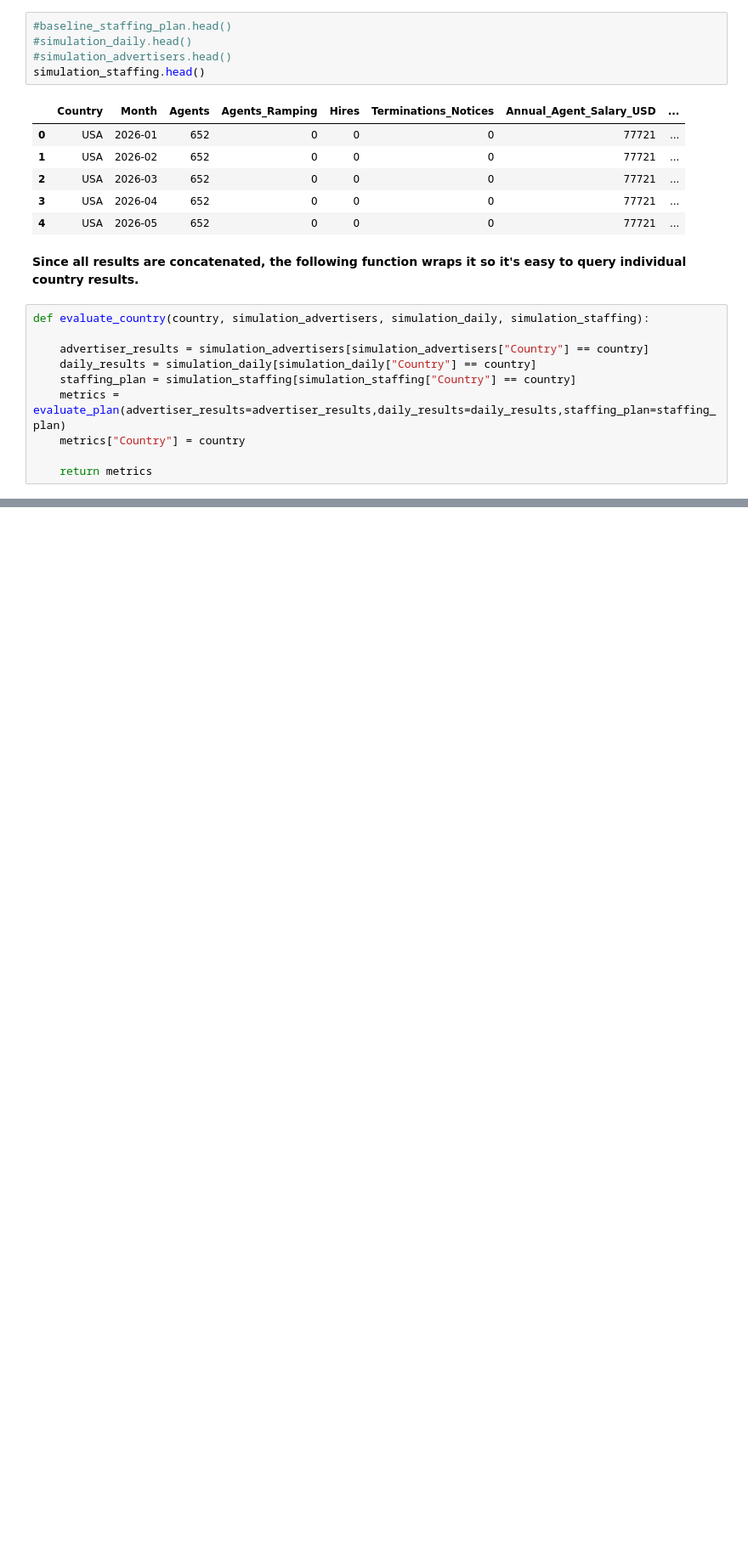
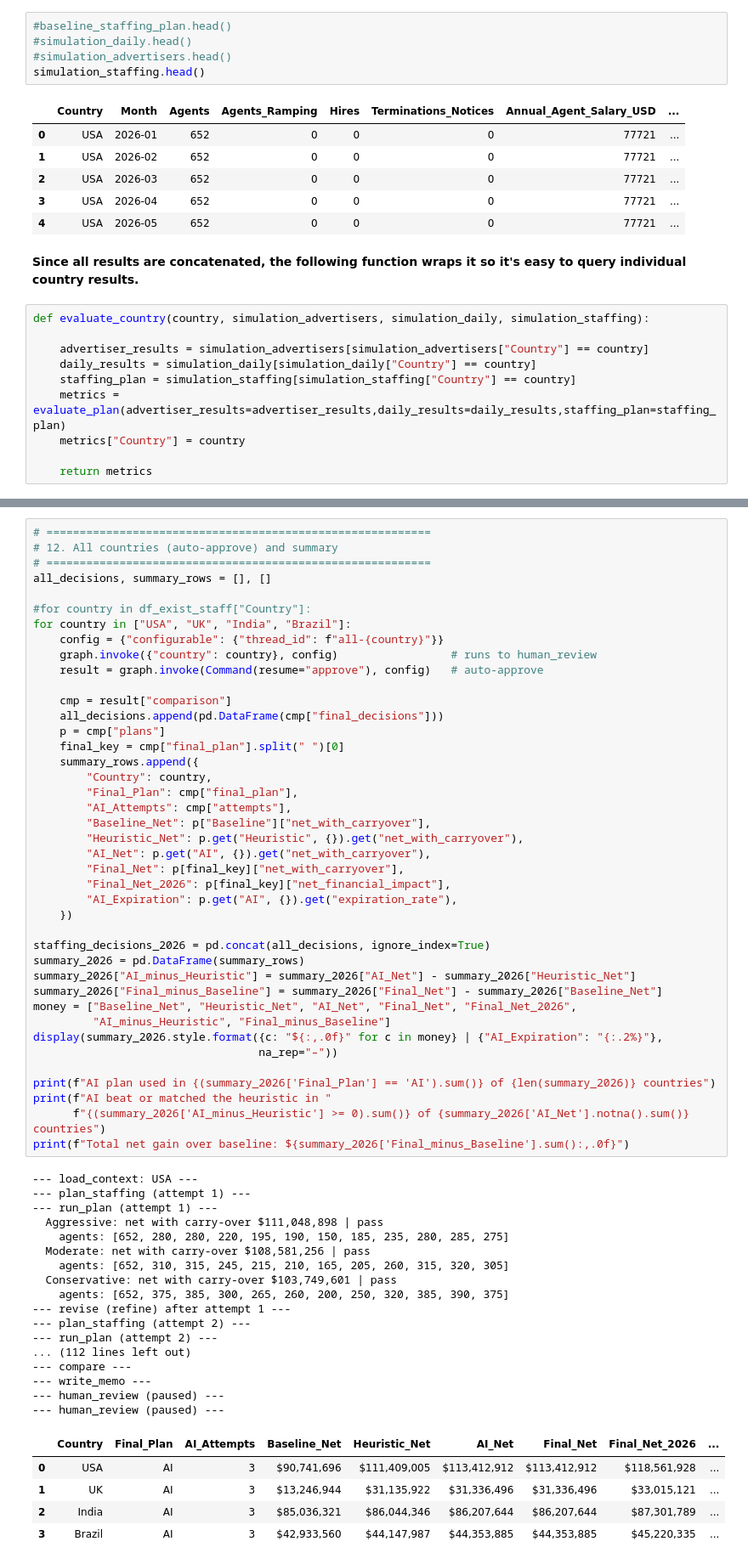
Before and after one commit to aschan12/DADS5250Hackathon, a Jupyter notebook: Hackathon_notebook.ipynb, the cells around one changed output, grey strips where cells are left out. Shown at 85% size. Drawn from its saved outputs; the diff is of its cells as text; blank space fills up the shorter version.

```diff
--- a/Hackathon_notebook.ipynb
+++ b/Hackathon_notebook.ipynb
@@ -586,0 +1855,64 @@ argentina_metrics
+# %%
+# ==========================================================
+# 12. All countries (auto-approve) and summary
+# ==========================================================
+all_decisions, summary_rows = [], []
+
+#for country in df_exist_staff["Country"]:
+for country in ["USA", "UK", "India", "Brazil"]:
+    config = {"configurable": {"thread_id": f"all-{country}"}}
+    graph.invoke({"country": country}, config)                 # runs to human_review
+    result = graph.invoke(Command(resume="approve"), config)   # auto-approve
+
+    cmp = result["comparison"]
+    all_decisions.append(pd.DataFrame(cmp["final_decisions"]))
+    p = cmp["plans"]
+    final_key = cmp["final_plan"].split(" ")[0]
+    summary_rows.append({
+        "Country": country,
+        "Final_Plan": cmp["final_plan"],
+        "AI_Attempts": cmp["attempts"],
+        "Baseline_Net": p["Baseline"]["net_with_carryover"],
+        "Heuristic_Net": p.get("Heuristic", {}).get("net_with_carryover"),
+        "AI_Net": p.get("AI", {}).get("net_with_carryover"),
+        "Final_Net": p[final_key]["net_with_carryover"],
+        "Final_Net_2026": p[final_key]["net_financial_impact"],
+        "AI_Expiration": p.get("AI", {}).get("expiration_rate"),
+    })
+
+staffing_decisions_2026 = pd.concat(all_decisions, ignore_index=True)
+summary_2026 = pd.DataFrame(summary_rows)
+summary_2026["AI_minus_Heuristic"] = summary_2026["AI_Net"] - summary_2026["Heuristic_Net"]
+summary_2026["Final_minus_Baseline"] = summary_2026["Final_Net"] - summary_2026["Baseline_Net"]
+money = ["Baseline_Net", "Heuristic_Net", "AI_Net", "Final_Net", "Final_Net_2026",
+         "AI_minus_Heuristic", "Final_minus_Baseline"]
+display(summary_2026.style.format({c: "${:,.0f}" for c in money} | {"AI_Expiration": "{:.2%}"},
+                                  na_rep="–"))
+
+print(f"AI plan used in {(summary_2026['Final_Plan'] == 'AI').sum()} of {len(summary_2026)} countries")
+print(f"AI beat or matched the heuristic in "
+      f"{(summary_2026['AI_minus_Heuristic'] >= 0).sum()} of {summary_2026['AI_Net'].notna().sum()} countries")
+print(f"Total net gain over baseline: ${summary_2026['Final_minus_Baseline'].sum():,.0f}")
+# %% [output]
+--- load_context: USA ---
+--- plan_staffing (attempt 1) ---
+--- run_plan (attempt 1) ---
+  Aggressive: net with carry-over $111,048,898 | pass
+    agents: [652, 280, 280, 220, 195, 190, 150, 185, 235, 280, 285, 275]
+  Moderate: net with carry-over $108,581,256 | pass
+    agents: [652, 310, 315, 245, 215, 210, 165, 205, 260, 315, 320, 305]
+  Conservative: net with carry-over $103,749,601 | pass
+    agents: [652, 375, 385, 300, 265, 260, 200, 250, 320, 385, 390, 375]
+--- revise (refine) after attempt 1 ---
+--- plan_staffing (attempt 2) ---
+--- run_plan (attempt 2) ---
+... (112 lines left out)
+--- compare ---
+--- write_memo ---
+--- human_review (paused) ---
+--- human_review (paused) ---
+|  | Country | Final_Plan | AI_Attempts | Baseline_Net | Heuristic_Net | AI_Net | Final_Net | Final_Net_2026 | ... |
+| 0 | USA | AI | 3 | $90,741,696 | $111,409,005 | $113,412,912 | $113,412,912 | $118,561,928 | ... |
+| 1 | UK | AI | 3 | $13,246,944 | $31,135,922 | $31,336,496 | $31,336,496 | $33,015,121 | ... |
+| 2 | India | AI | 3 | $85,036,321 | $86,044,346 | $86,207,644 | $86,207,644 | $87,301,789 | ... |
+| 3 | Brazil | AI | 3 | $42,933,560 | $44,147,987 | $44,353,885 | $44,353,885 | $45,220,335 | ... |
```
Also changed, not shown: parts of 34 cells of this notebook.
